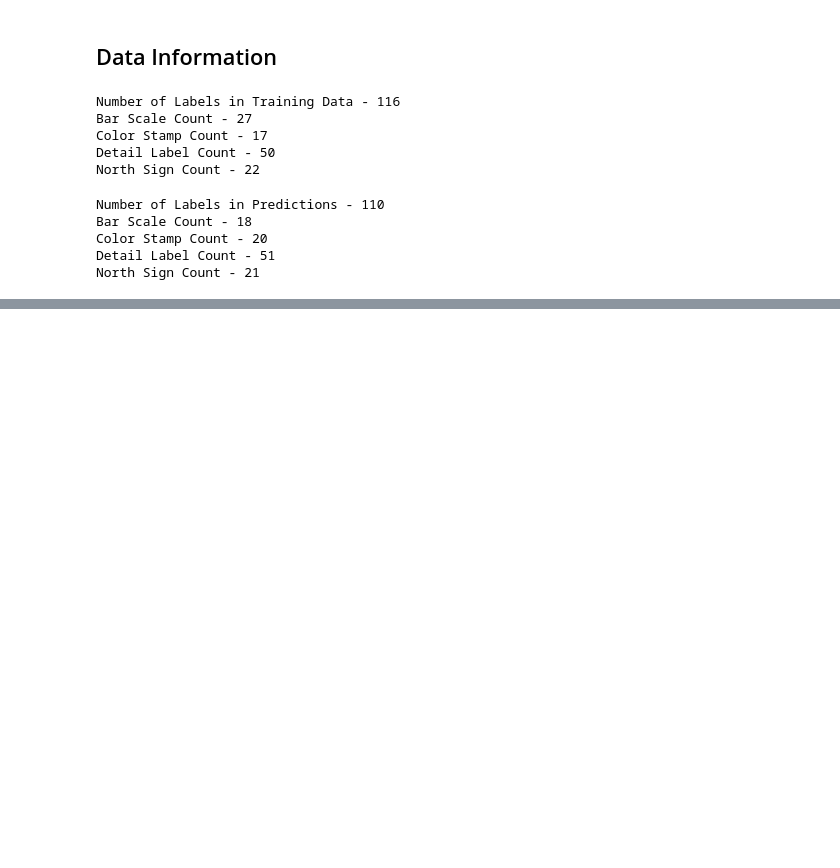
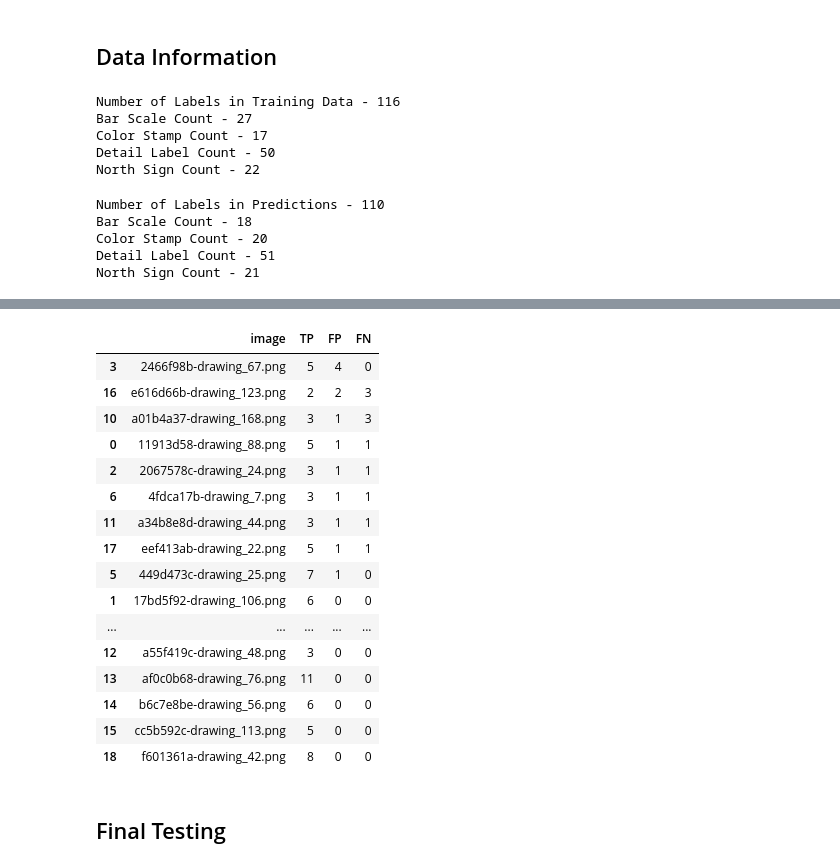
Before and after one commit to chirantan-degloorkar/docscan_object_detection, a Jupyter notebook: analysis.ipynb, the cells around one changed output, grey strips where cells are left out. Cells and saved outputs as stored; diff of their text form; code cells hidden in the pictures; blank space fills up the shorter version.

```diff
--- a/analysis.ipynb
+++ b/analysis.ipynb
@@ -860,0 +758,28 @@ Error Rate: 0.6176
+# %%
+image_analysis_df = pd.DataFrame()
+image_analysis_df['image'] = merged_df['image'].unique()
+image_analysis_df['TP'] = merged_df.groupby('image')['result'].apply(lambda x: x.value_counts().get('TP', 0)).values
+image_analysis_df['FP'] = merged_df.groupby('image')['result'].apply(lambda x: x.value_counts().get('FP', 0)).values
+image_analysis_df['FN'] = merged_df.groupby('image')['result'].apply(lambda x: x.value_counts().get('FN', 0)).values
+# %%
+image_analysis_df.sort_values(by=['FP', 'FN'], ascending=False)
+# %% [output]
+|  | image | TP | FP | FN |
+| 3 | 2466f98b-drawing_67.png | 5 | 4 | 0 |
+| 16 | e616d66b-drawing_123.png | 2 | 2 | 3 |
+| 10 | a01b4a37-drawing_168.png | 3 | 1 | 3 |
+| 0 | 11913d58-drawing_88.png | 5 | 1 | 1 |
+| 2 | 2067578c-drawing_24.png | 3 | 1 | 1 |
+| 6 | 4fdca17b-drawing_7.png | 3 | 1 | 1 |
+| 11 | a34b8e8d-drawing_44.png | 3 | 1 | 1 |
+| 17 | eef413ab-drawing_22.png | 5 | 1 | 1 |
+| 5 | 449d473c-drawing_25.png | 7 | 1 | 0 |
+| 1 | 17bd5f92-drawing_106.png | 6 | 0 | 0 |
+| ... | ... | ... | ... | ... |
+| 12 | a55f419c-drawing_48.png | 3 | 0 | 0 |
+| 13 | af0c0b68-drawing_76.png | 11 | 0 | 0 |
+| 14 | b6c7e8be-drawing_56.png | 6 | 0 | 0 |
+| 15 | cc5b592c-drawing_113.png | 5 | 0 | 0 |
+| 18 | f601361a-drawing_42.png | 8 | 0 | 0 |
+# %% [markdown]
+## Final Testing
```
Also changed, not shown: parts of 37 cells of this notebook, 7 other files.
